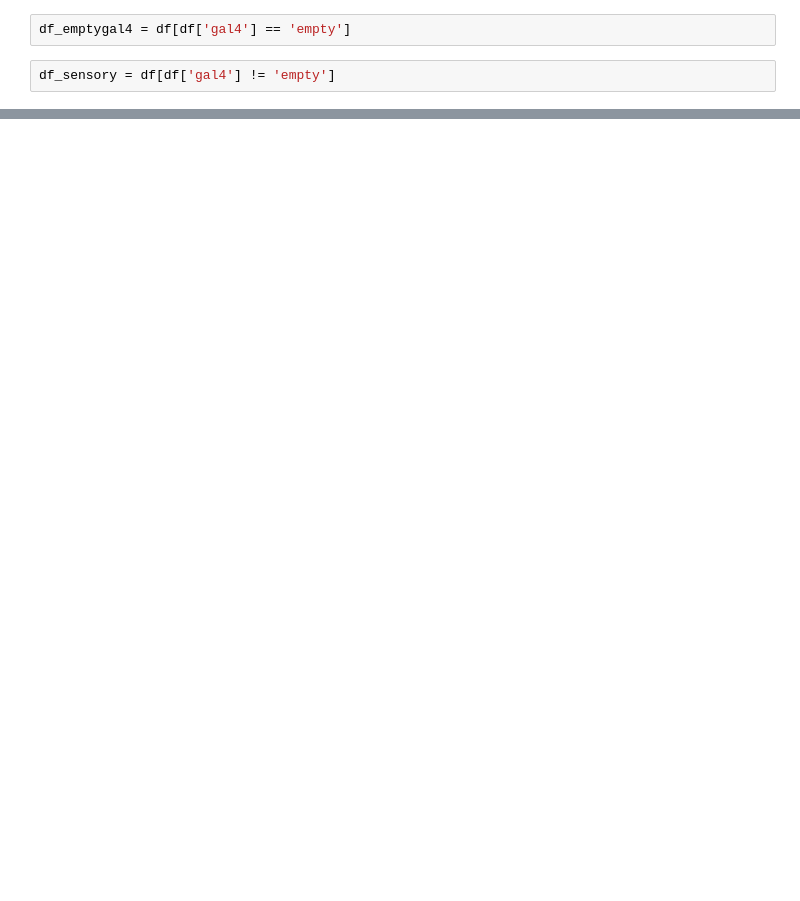
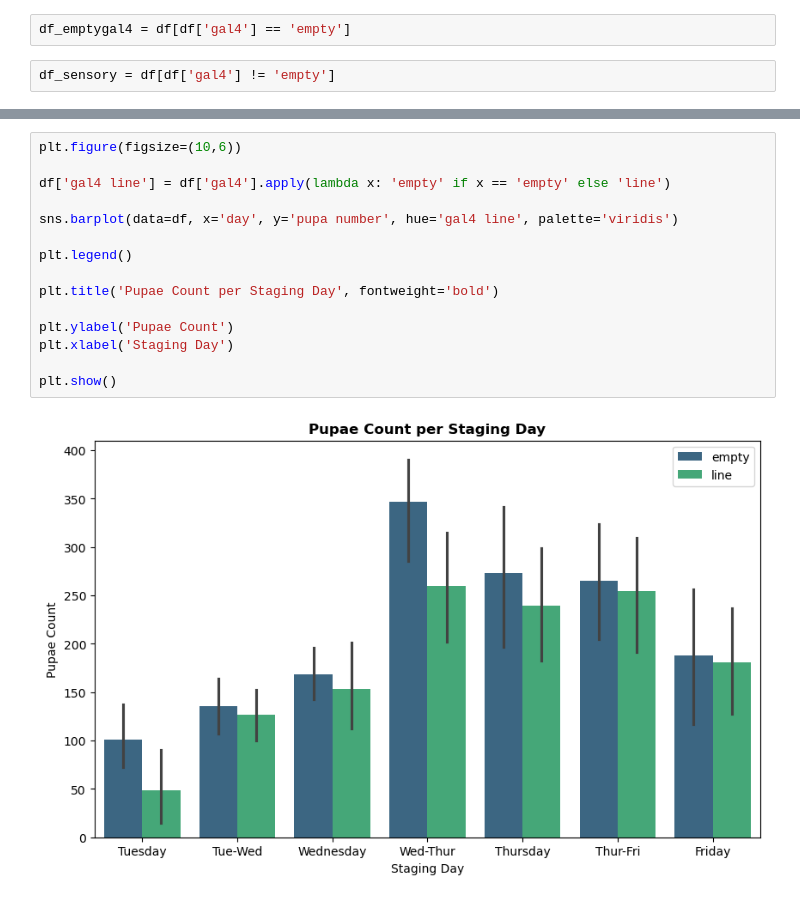
Before and after one commit to lenacochrane/behavioural-analysis, a Jupyter notebook: scripts/plug-camera/staging-parameters/kir2.1_staging_paramaters.ipynb, the cells around one changed output, grey strips where cells are left out. Saved outputs shown, nothing was run; the diff lists cells and outputs as text; blank space fills up the shorter version.

```diff
--- a/scripts/plug-camera/staging-parameters/kir2.1_staging_paramaters.ipynb
+++ b/scripts/plug-camera/staging-parameters/kir2.1_staging_paramaters.ipynb
@@ -31,0 +60,17 @@ plt.show()
+# %%
+plt.figure(figsize=(10,6))
+
+df['gal4 line'] = df['gal4'].apply(lambda x: 'empty' if x == 'empty' else 'line')
+
+sns.barplot(data=df, x='day', y='pupa number', hue='gal4 line', palette='viridis')
+
+plt.legend()
+
+plt.title('Pupae Count per Staging Day', fontweight='bold')
+
+plt.ylabel('Pupae Count')
+plt.xlabel('Staging Day')
+
+plt.show()
+# %% [output]
+[figure, added]
```
Also changed, not shown: parts of 4 cells of this notebook, 6 other files.
